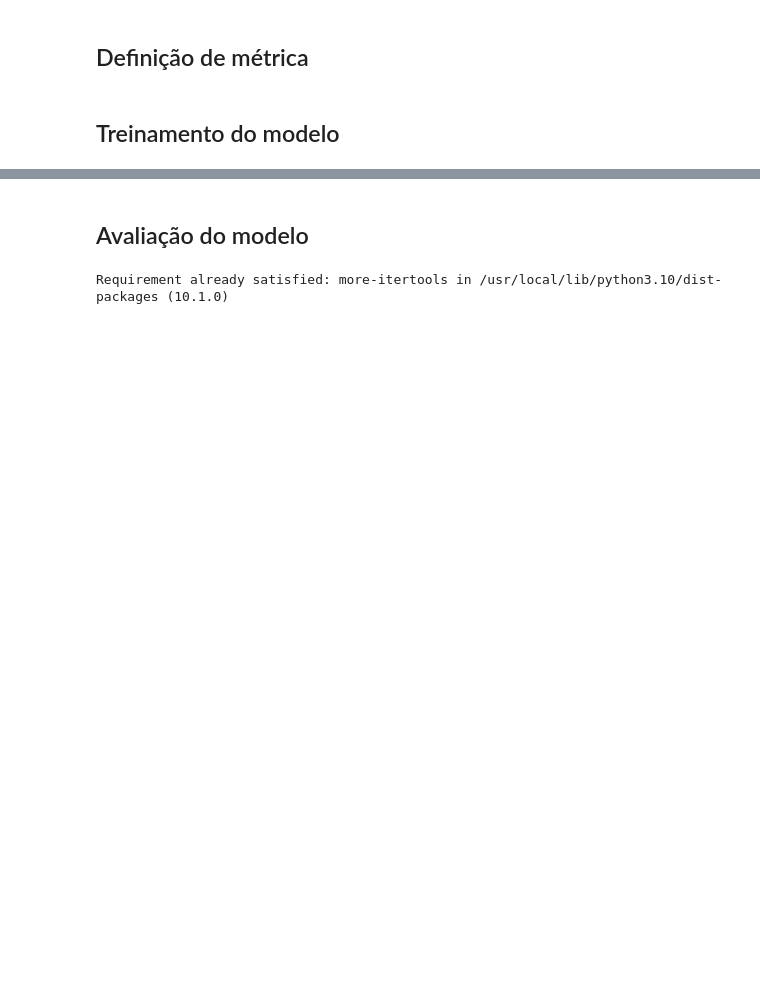
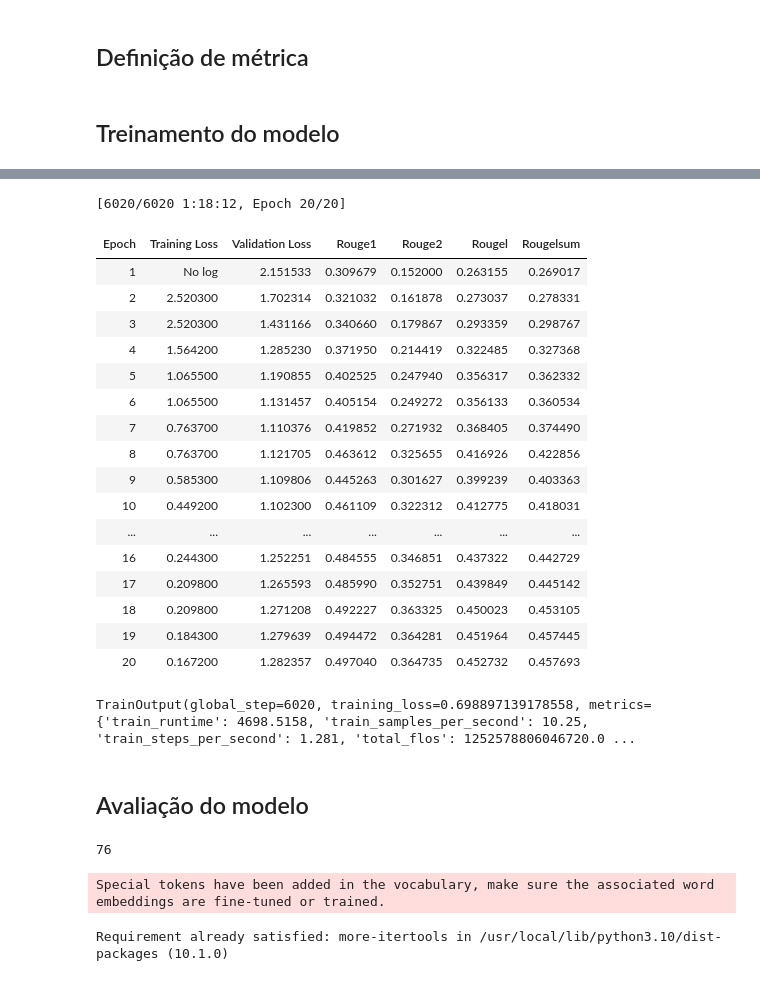
Before and after one commit to EdmilsonSantana/auto-qa-gen, a Jupyter notebook: notebooks/PTT5_Fine_Tuning.ipynb, the cells around one changed output, grey strips where cells are left out. Drawn from its saved outputs; the diff is of its cells as text; code cells hidden in the pictures; blank space fills up the shorter version.

```diff
--- a/notebooks/PTT5_Fine_Tuning.ipynb
+++ b/notebooks/PTT5_Fine_Tuning.ipynb
@@ -247,0 +109,4 @@ Saved model to: /content/drive/MyDrive/tcc/final_model
+# %%
+tokenizer = T5Tokenizer.from_pretrained(model_name)
+model = T5ForConditionalGeneration.from_pretrained(model_name)
+data_collator = DataCollatorForSeq2Seq(tokenizer=tokenizer, model=model)
@@ -247,0 +120,62 @@ Saved model to: /content/drive/MyDrive/tcc/final_model
+# %%
+def tokenize_data(examples):
+    model_inputs = tokenizer(examples['question'], max_length=max_length, truncation=True)
+    labels = tokenizer(text_target=examples['answer'], max_length=max_length, truncation=True)
+    model_inputs['labels'] = labels['input_ids']
+    return model_inputs
+
+def compute_metrics(eval_predictions: EvalPrediction):
+  preds, labels = eval_predictions
+  labels = np.where(labels != -100, labels, tokenizer.pad_token_id)
+  preds = np.where(preds != -100, preds, tokenizer.pad_token_id)
+  decoded_preds = tokenizer.batch_decode(preds, skip_special_tokens=True)
+  decoded_labels = tokenizer.batch_decode(labels, skip_special_tokens=True)
+  return calculate_rogue(decoded_preds, decoded_labels)
+# %%
+train_dataset_tokenized = train_dataset.map(tokenize_data, batched=True)
+test_dataset_tokenized = test_dataset.map(tokenize_data, batched=True)
+
+training_args = Seq2SeqTrainingArguments(
+    output_dir=DATA_DIR,
+    num_train_epochs=n_epochs,
+    per_device_train_batch_size=train_batch_size,
+    per_device_eval_batch_size=test_batch_size,
+    learning_rate=learning_rate,
+    weight_decay=weight_decay,
+    evaluation_strategy="epoch",
+    save_strategy="epoch",
+    predict_with_generate=True,
+    generation_max_length=100
+)
+
+trainer = Seq2SeqTrainer(
+    model=model,
+    args=training_args,
+    train_dataset=train_dataset_tokenized,
+    eval_dataset=test_dataset_tokenized,
+    compute_metrics=compute_metrics,
+    tokenizer=tokenizer,
+    data_collator=data_collator
+)
+
+trainer.train()
+# %% [output]
+[6020/6020 1:18:12, Epoch 20/20]
+| Epoch | Training Loss | Validation Loss | Rouge1 | Rouge2 | Rougel | Rougelsum |
+| 1 | No log | 2.151533 | 0.309679 | 0.152000 | 0.263155 | 0.269017 |
+| 2 | 2.520300 | 1.702314 | 0.321032 | 0.161878 | 0.273037 | 0.278331 |
+| 3 | 2.520300 | 1.431166 | 0.340660 | 0.179867 | 0.293359 | 0.298767 |
+| 4 | 1.564200 | 1.285230 | 0.371950 | 0.214419 | 0.322485 | 0.327368 |
+| 5 | 1.065500 | 1.190855 | 0.402525 | 0.247940 | 0.356317 | 0.362332 |
+| 6 | 1.065500 | 1.131457 | 0.405154 | 0.249272 | 0.356133 | 0.360534 |
+| 7 | 0.763700 | 1.110376 | 0.419852 | 0.271932 | 0.368405 | 0.374490 |
+| 8 | 0.763700 | 1.121705 | 0.463612 | 0.325655 | 0.416926 | 0.422856 |
+| 9 | 0.585300 | 1.109806 | 0.445263 | 0.301627 | 0.399239 | 0.403363 |
+| 10 | 0.449200 | 1.102300 | 0.461109 | 0.322312 | 0.412775 | 0.418031 |
+| ... | ... | ... | ... | ... | ... | ... |
+| 16 | 0.244300 | 1.252251 | 0.484555 | 0.346851 | 0.437322 | 0.442729 |
+| 17 | 0.209800 | 1.265593 | 0.485990 | 0.352751 | 0.439849 | 0.445142 |
+| 18 | 0.209800 | 1.271208 | 0.492227 | 0.363325 | 0.450023 | 0.453105 |
+| 19 | 0.184300 | 1.279639 | 0.494472 | 0.364281 | 0.451964 | 0.457445 |
+| 20 | 0.167200 | 1.282357 | 0.497040 | 0.364735 | 0.452732 | 0.457693 |
+TrainOutput(global_step=6020, training_loss=0.698897139178558, metrics={'train_runtime': 4698.5158, 'train_samples_per_second': 10.25, 'train_steps_per_second': 1.281, 'total_flos': 1252578806046720.0 ...
@@ -248,2 +186,14 @@ Saved model to: /content/drive/MyDrive/tcc/final_model
 # %% [markdown]
 ## Avaliação do modelo
+# %%
+del model
+del tokenizer
+torch.cuda.empty_cache()
+gc.collect()
+# %% [output]
+76
+# %%
+tokenizer = T5Tokenizer.from_pretrained(final_model_dir)
+model = T5ForConditionalGeneration.from_pretrained(final_model_dir).to('cuda')
+# %% [output]
+Special tokens have been added in the vocabulary, make sure the associated word embeddings are fine-tuned or trained.
```
Also changed, not shown: parts of 36 cells of this notebook.
